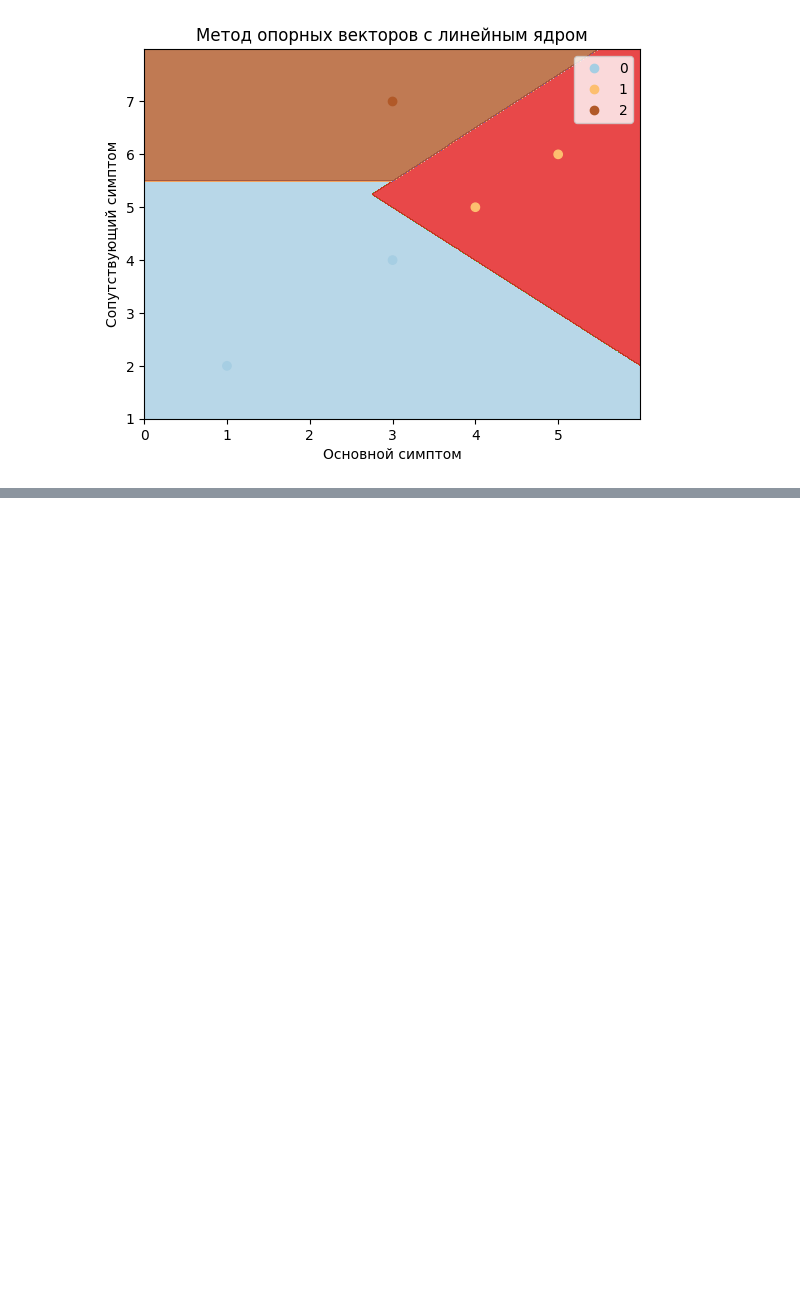
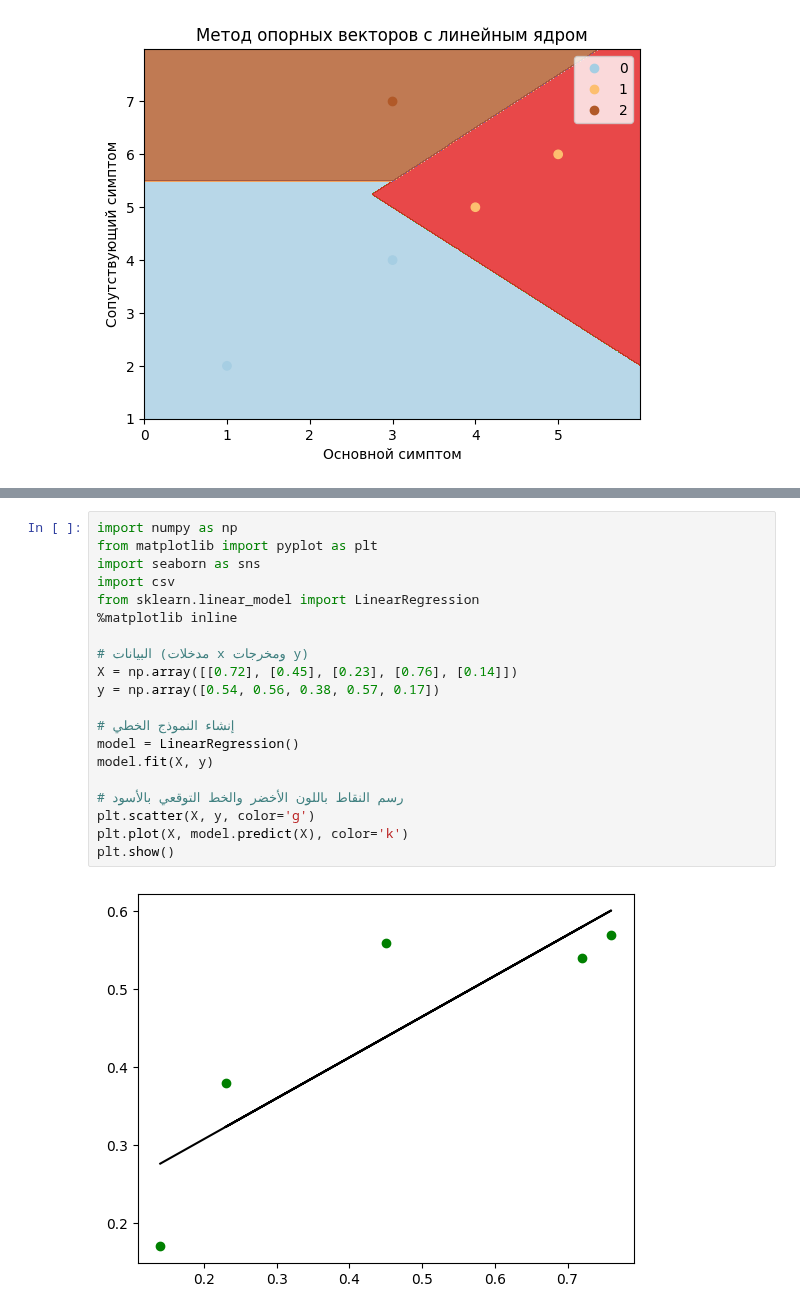
Before and after one commit to Fadilsa9/-2-TheFounder-Tsifrotech, a Jupyter notebook: 9_Practice_.ipynb, the cells around one changed output, grey strips where cells are left out. Drawn from its saved outputs; the diff is of its cells as text; blank space fills up the shorter version.

```diff
--- a/9_Practice_.ipynb
+++ b/9_Practice_.ipynb
@@ -251,0 +407,22 @@ plt.show()
+# %%
+import numpy as np
+from matplotlib import pyplot as plt
+import seaborn as sns
+import csv
+from sklearn.linear_model import LinearRegression
+%matplotlib inline
+
+# البيانات (مدخلات x ومخرجات y)
+X = np.array([[0.72], [0.45], [0.23], [0.76], [0.14]])
+y = np.array([0.54, 0.56, 0.38, 0.57, 0.17])
+
+# إنشاء النموذج الخطي
+model = LinearRegression()
+model.fit(X, y)
+
+# رسم النقاط باللون الأخضر والخط التوقعي بالأسود
+plt.scatter(X, y, color='g')
+plt.plot(X, model.predict(X), color='k')
+plt.show()
+# %% [output]
+[figure, added]
```
Also changed, not shown: parts of 7 cells of this notebook.
